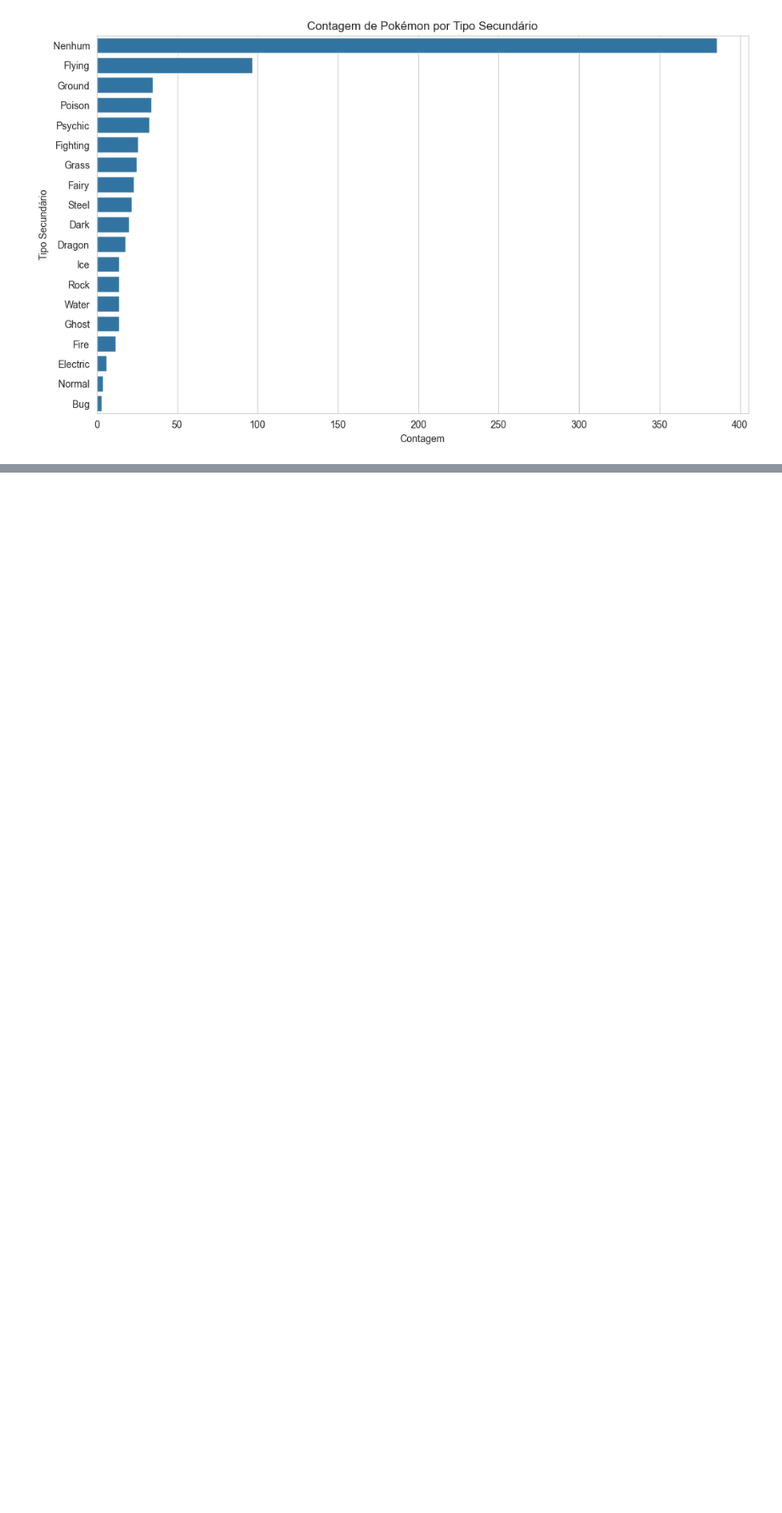
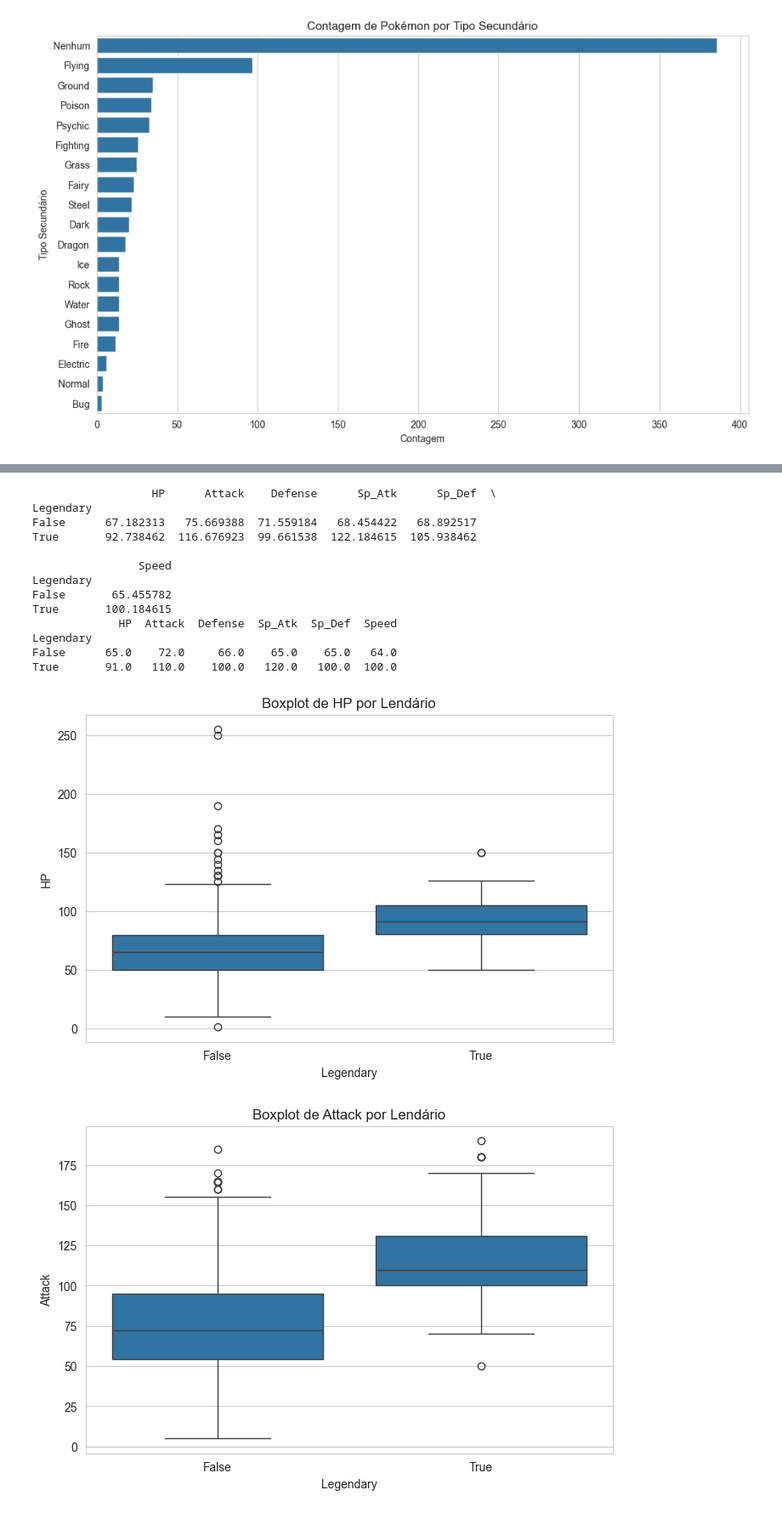
Before and after one commit to et586-estatistica/intro-data-analysis-paulimvini, a Jupyter notebook: atividade1.ipynb, the cells around one changed output, grey strips where cells are left out. Shown at 85% size. Saved outputs shown, nothing was run; the diff lists cells and outputs as text; code cells hidden in the pictures; blank space fills up the shorter version.

```diff
--- a/atividade1.ipynb
+++ b/atividade1.ipynb
@@ -618,0 +629,35 @@ Questão 4.
+# %%
+# Supondo que essas sejam suas colunas de atributos de combate:
+stats_cols = ['HP', 'Attack', 'Defense', 'Sp_Atk', 'Sp_Def', 'Speed']
+
+# Agrupar por lendário e calcular a média
+media_por_grupo = df_pokemon.groupby('Legendary')[stats_cols].mean()
+print(media_por_grupo)
+
+# Agrupar por lendário e calcular a mediana
+mediana_por_grupo = df_pokemon.groupby('Legendary')[stats_cols].median()
+print(mediana_por_grupo)
+
+
+# Plotar boxplots para todos os atributos
+for col in stats_cols:
+    plt.figure(figsize=(8, 5))
+    sns.boxplot(x='Legendary', y=col, data=df_pokemon)
+    plt.title(f'Boxplot de {col} por Lendário')
+    plt.show()
+# %% [output]
+                  HP      Attack    Defense      Sp_Atk      Sp_Def  \
+Legendary
+False      67.182313   75.669388  71.559184   68.454422   68.892517
+True       92.738462  116.676923  99.661538  122.184615  105.938462
+
+                Speed
+Legendary
+False       65.455782
+True       100.184615
+             HP  Attack  Defense  Sp_Atk  Sp_Def  Speed
+Legendary
+False      65.0    72.0     66.0    65.0    65.0   64.0
+True       91.0   110.0    100.0   120.0   100.0  100.0
+[figure, added]
+[figure, added]
```
Also changed, not shown: parts of 10 cells of this notebook.
